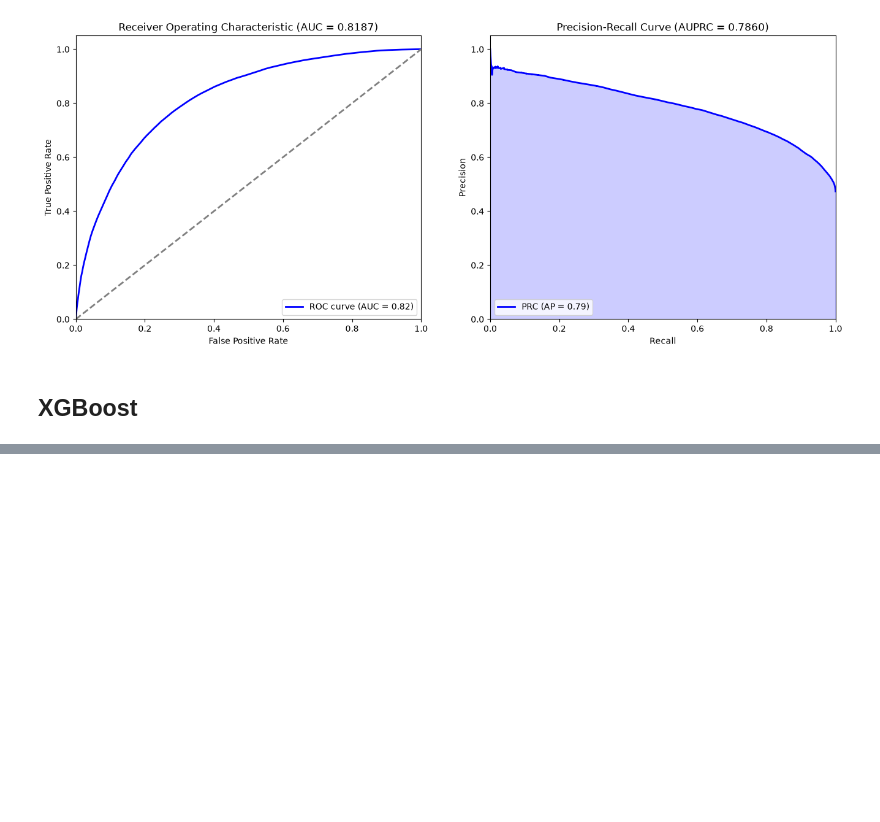
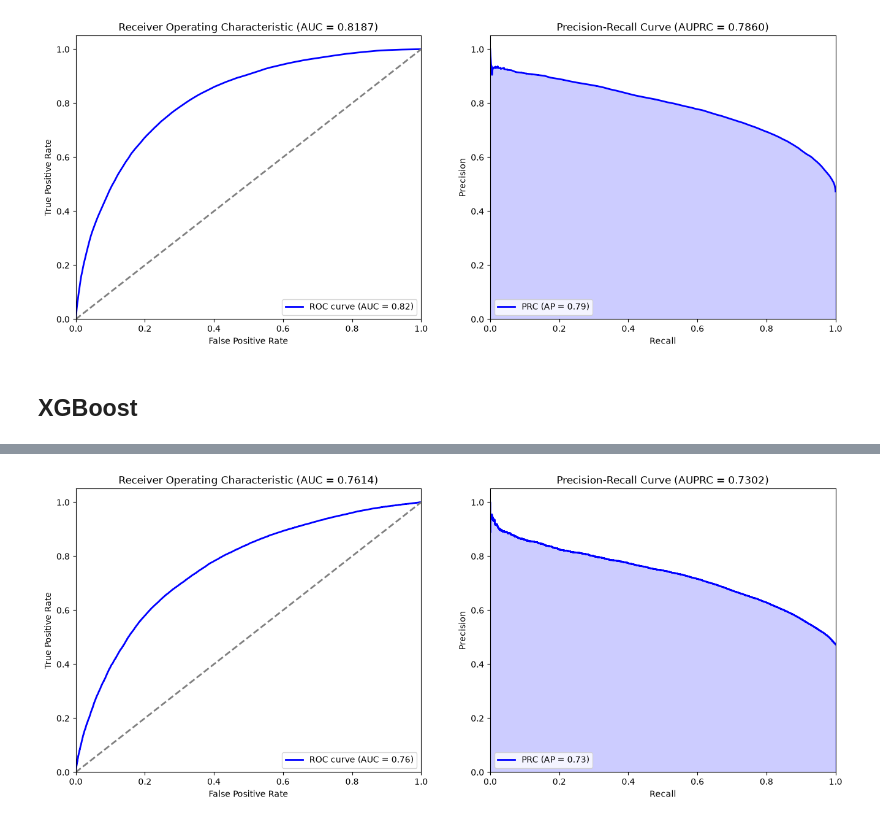
Before and after one commit to BenAF002/mimic4ed-task, a Jupyter notebook: notebooks/task_1.ipynb, the cells around one changed output, grey strips where cells are left out. Saved outputs shown, nothing was run; the diff lists cells and outputs as text; code cells hidden in the pictures; blank space fills up the shorter version.

```diff
--- a/notebooks/task_1.ipynb
+++ b/notebooks/task_1.ipynb
@@ -270,0 +470,26 @@ plots.plot_roc_prc(test.y, rf.predict_proba(test.X)[:, 1])
+# %%
+from models import med2vec
+
+VERSION = "v10"
+
+# per-stay ICD code indices (aligned with the train / test rows) and the code -> index map
+icd_df = pl.read_parquet(path / f"outputs/icd_list_dataset_{VERSION}.parquet")
+encode_map = pl.read_parquet(path / f"outputs/icd_encode_map_{VERSION}.parquet")
+
+
+def icd_lists_for(df: pl.DataFrame) -> list[list[int]]:
+    """ICD index lists for each row of `df`, in row order (empty list when a stay has no history)."""
+    joined = (
+        df.select("stay_id")
+        .join(
+            icd_df.select("stay_id", "icd_encoded_list"),
+            on="stay_id", how="left", maintain_order="left"
+        )
+    )
+    return [x or [] for x in joined["icd_encoded_list"].to_list()]
+
+
+train_icd = icd_lists_for(train.df)
+test_icd = icd_lists_for(test.df)
+print(f"ICD vocabulary in our encoding: {encode_map.height:,} codes | "
+      f"max list length (train): {max(map(len, train_icd))}")
@@ -270,0 +569,4 @@ plots.plot_roc_prc(test.y, rf.predict_proba(test.X)[:, 1])
+# %%
+m2v = med2vec.Med2Vec(vocabulary=encode_map.height, demographic_size=train.X.shape[1])
+m2v_uri, m2v_metrics, m2v_probs = train_med2vec(m2v)
+pprint(m2v_metrics.to_dict())
@@ -270,0 +585,7 @@ plots.plot_roc_prc(test.y, rf.predict_proba(test.X)[:, 1])
+# %%
+# register model with mlflow
+m2v_version = register_model_version(m2v_uri, model_name="med2vec", alias="basic")
+
+# plot ROC-PRC
+plots.plot_roc_prc(test.y, m2v_probs)
+# %% [output]
@@ -270,0 +594 @@ plots.plot_roc_prc(test.y, rf.predict_proba(test.X)[:, 1])
+[figure, added]
```
Also changed, not shown: parts of 23 cells of this notebook, 1 other file.
